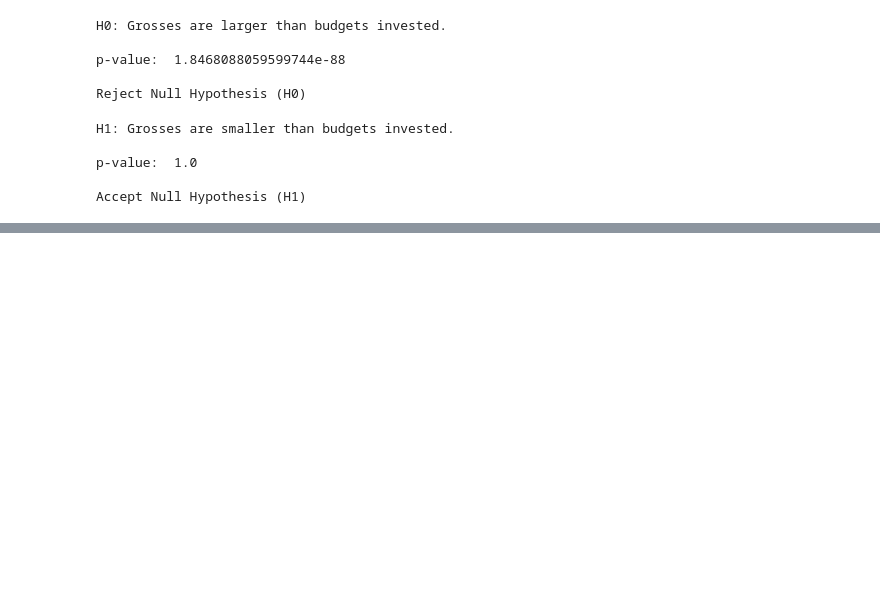
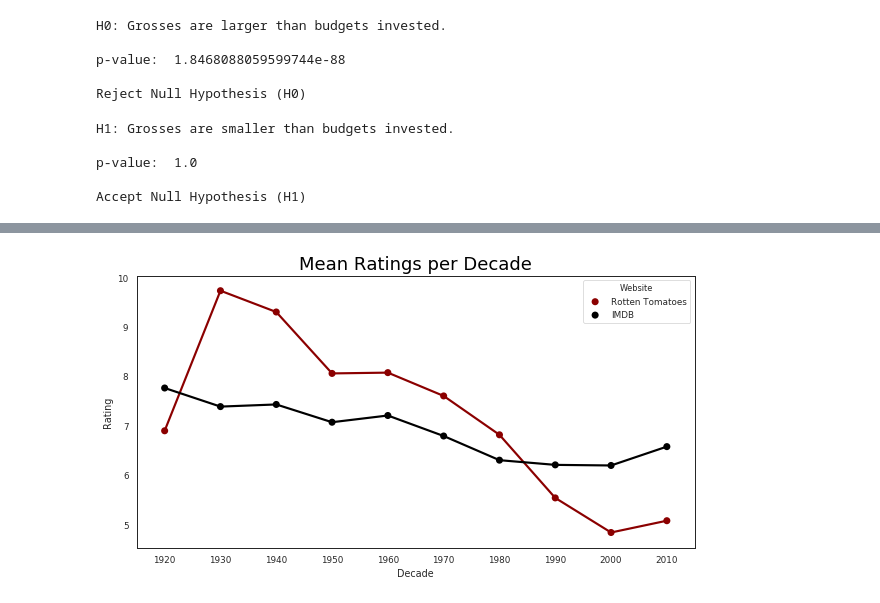
Before and after one commit to ioannapap/movies_data-mining_analysis, a Jupyter notebook: movies_analysis.ipynb, the cells around one changed output, grey strips where cells are left out. Saved outputs shown, nothing was run; the diff lists cells and outputs as text; code cells hidden in the pictures; blank space fills up the shorter version.

```diff
--- a/movies_analysis.ipynb
+++ b/movies_analysis.ipynb
@@ -624,0 +632,12 @@ See the caveats in the documentation: http://pandas.pydata.org/pandas-docs/stabl
+# %%
+#creating pointplot for mean ratings per decade
+plt.figure(figsize=(10, 5))
+colors = ['darkred', 'black']
+palette = sns.color_palette(colors)
+sns.pointplot(x = 'Decade', y = 'Rating', hue = 'Website', data = ratings_dates_df, palette = palette, kind = 'point')
+
+plt.title('Mean Ratings per Decade', color = 'black', fontsize = 18)
+
+plt.savefig('ratings_decade_pointplot.png')
+# %% [output]
+[figure, added]
```
Also changed, not shown: parts of 3 cells of this notebook, 1 other file.
